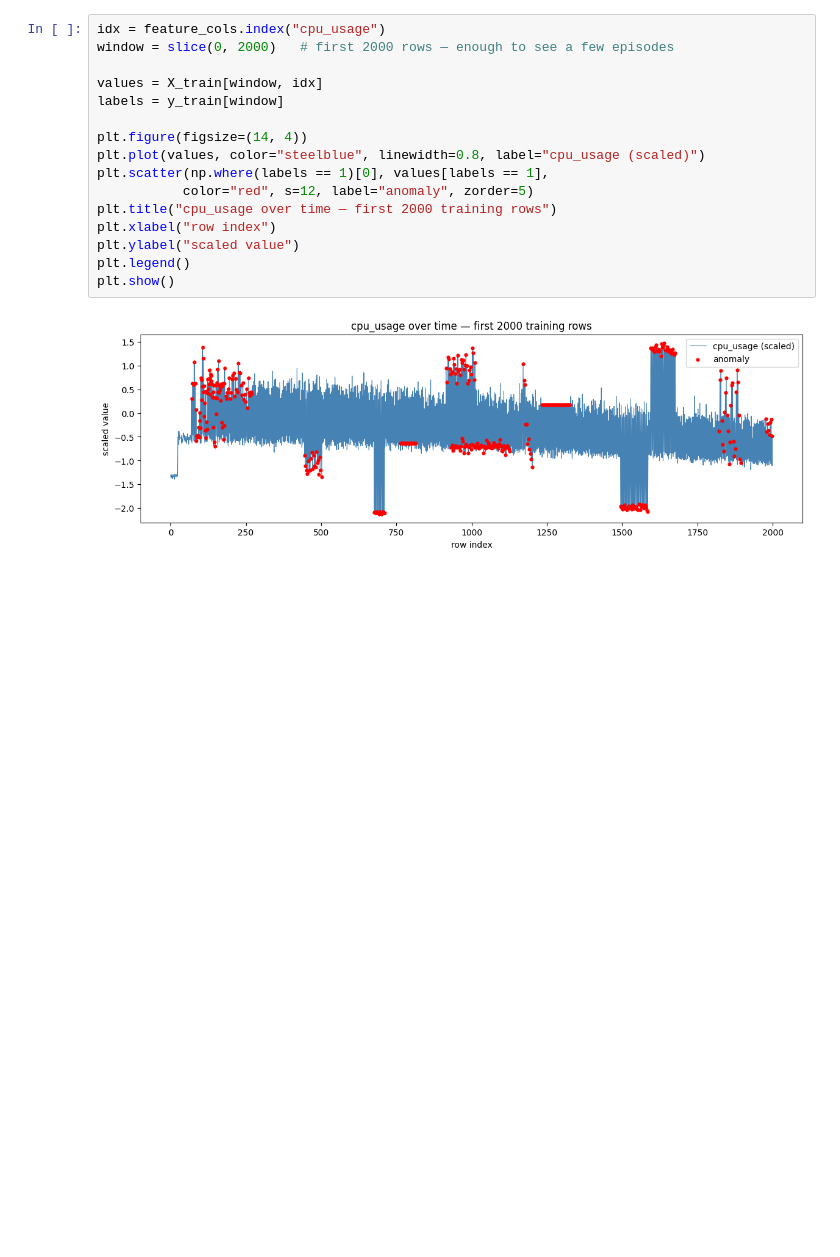
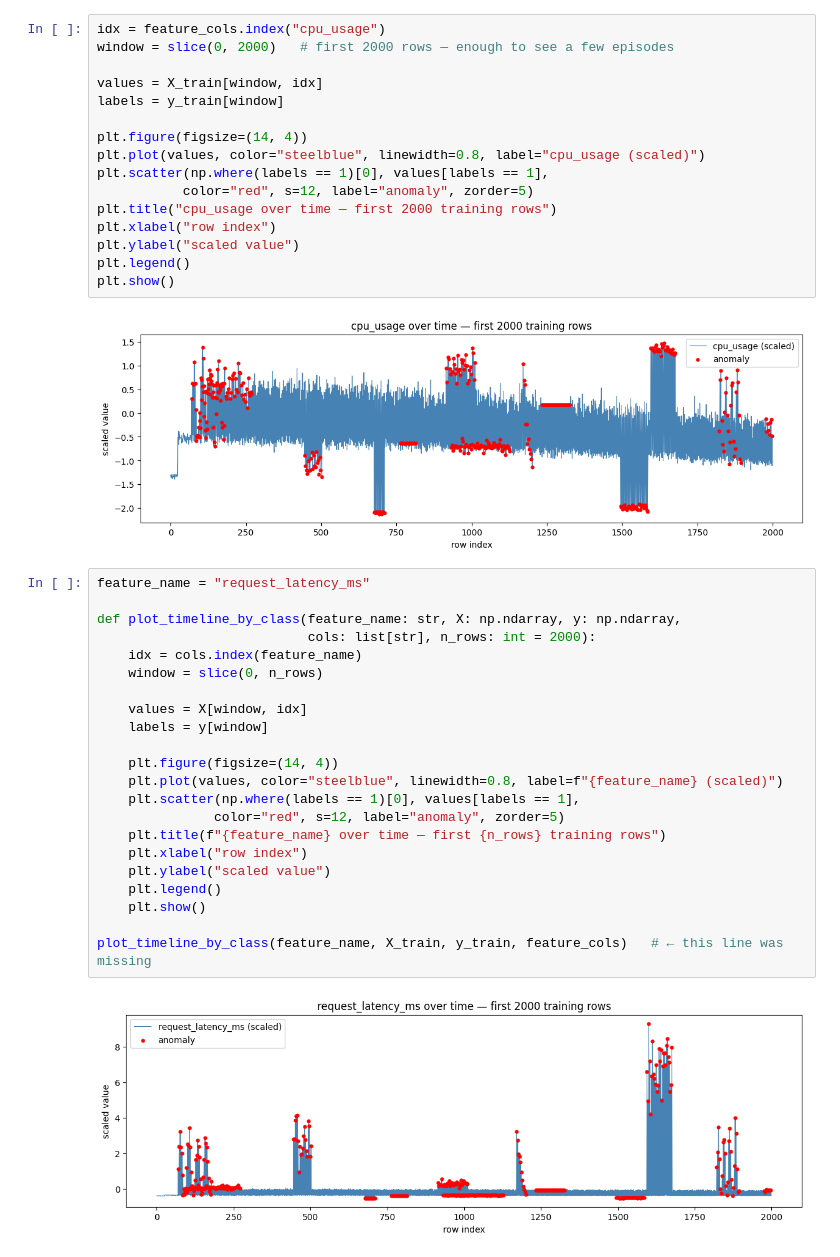
Before and after one commit to EsanduEpa/anomaly-detection-platform, a Jupyter notebook: notebooks/01_data_exploration.ipynb, the cells around one changed output. Drawn from its saved outputs; the diff is of its cells as text; blank space fills up the shorter version.

```diff
--- a/notebooks/01_data_exploration.ipynb
+++ b/notebooks/01_data_exploration.ipynb
@@ -166,3 +166,27 @@ plt.legend()
 plt.show()
 # %% [output]
 [figure]
+# %%
+feature_name = "request_latency_ms"
+
+def plot_timeline_by_class(feature_name: str, X: np.ndarray, y: np.ndarray,
+                           cols: list[str], n_rows: int = 2000):
+    idx = cols.index(feature_name)
+    window = slice(0, n_rows)
+
+    values = X[window, idx]
+    labels = y[window]
+
+    plt.figure(figsize=(14, 4))
+    plt.plot(values, color="steelblue", linewidth=0.8, label=f"{feature_name} (scaled)")
+    plt.scatter(np.where(labels == 1)[0], values[labels == 1],
+               color="red", s=12, label="anomaly", zorder=5)
+    plt.title(f"{feature_name} over time — first {n_rows} training rows")
+    plt.xlabel("row index")
+    plt.ylabel("scaled value")
+    plt.legend()
+    plt.show()
+
+plot_timeline_by_class(feature_name, X_train, y_train, feature_cols)   # ← this line was missing
+# %% [output]
+[figure, added]
```
Also changed, not shown: 4 other files.
